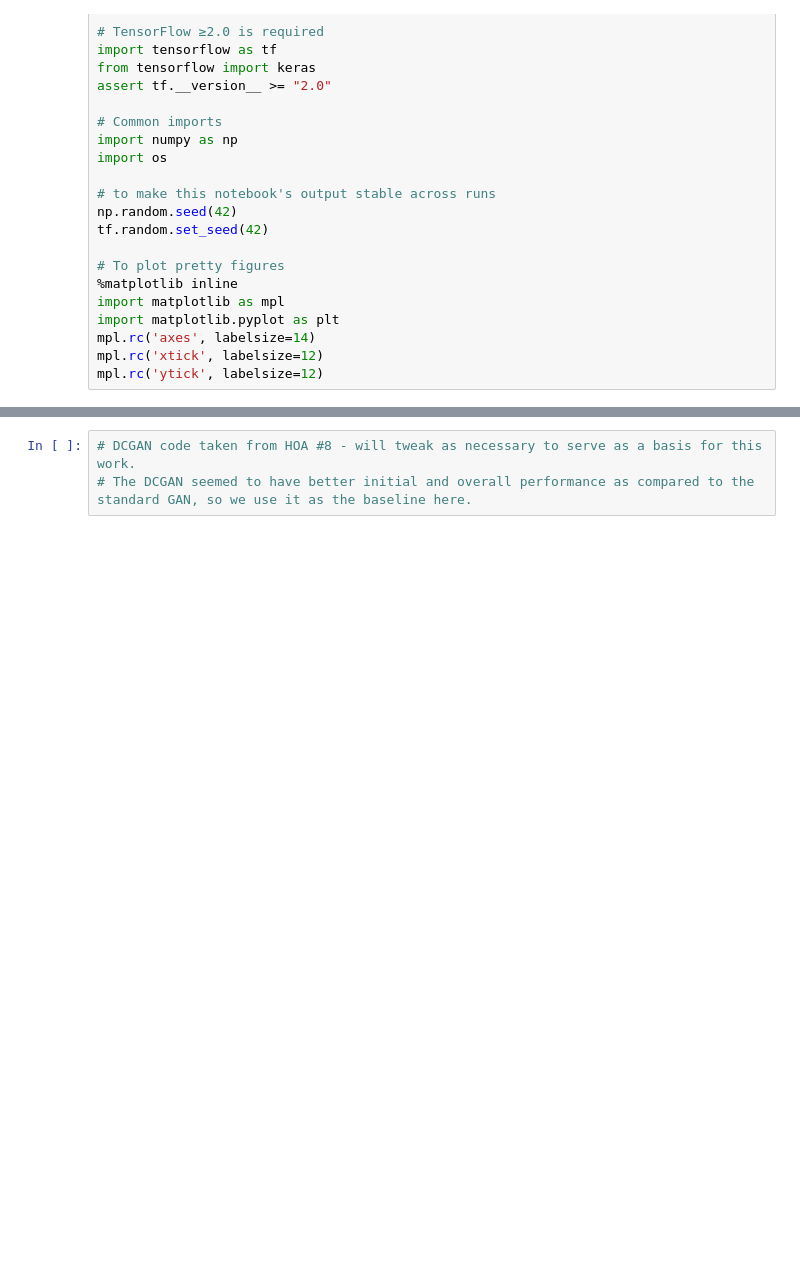
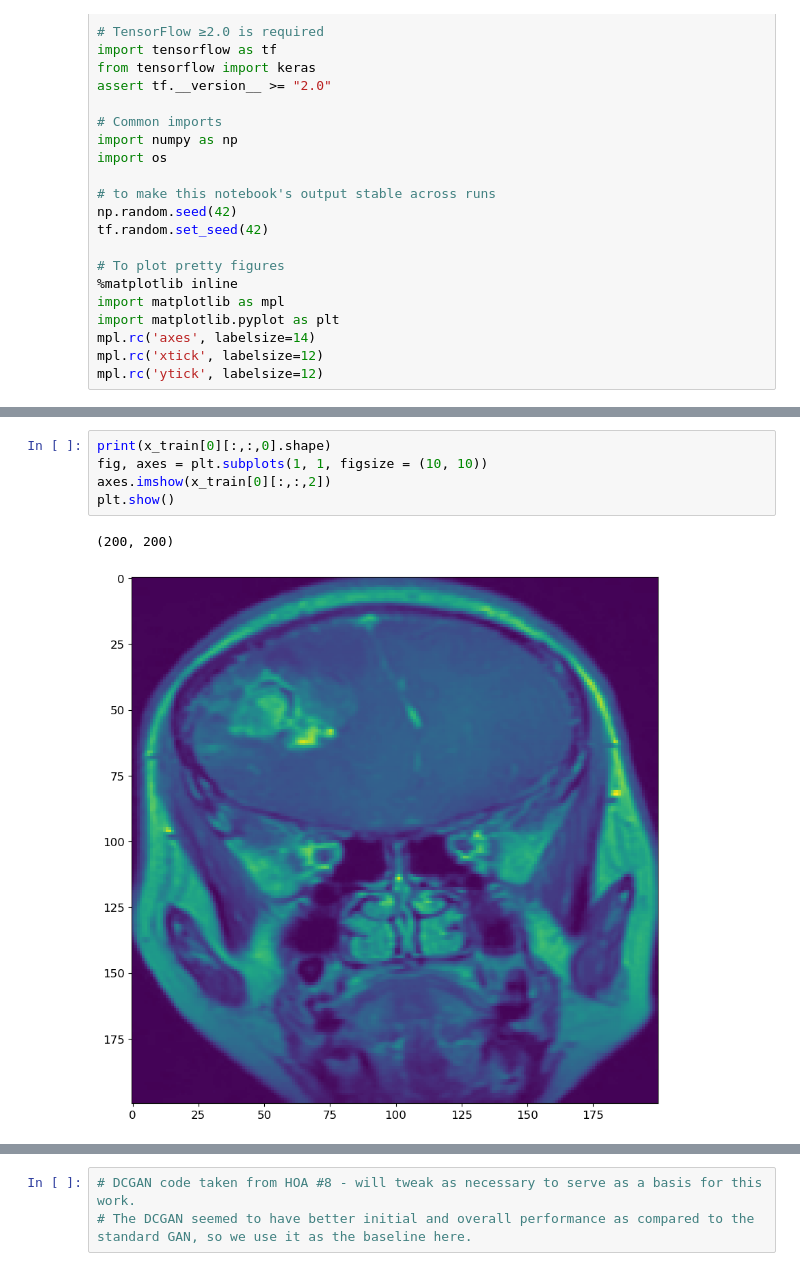
Before and after one commit to vbaules/PH_551_project, a Jupyter notebook: Temp_GAN_project.ipynb, the cells around one changed output, grey strips where cells are left out. Cells and saved outputs as stored; diff of their text form; blank space fills up the shorter version.

```diff
--- a/Temp_GAN_project.ipynb
+++ b/Temp_GAN_project.ipynb
@@ -60 +233,9 @@ from sklearn.model_selection import train_test_split
+# %%
+print(x_train[0][:,:,0].shape)
+fig, axes = plt.subplots(1, 1, figsize = (10, 10))
+axes.imshow(x_train[0][:,:,2])
+plt.show()
+# %% [output]
+(200, 200)
+[figure, added]
 # %%
```
Also changed, not shown: parts of 24 cells of this notebook.
